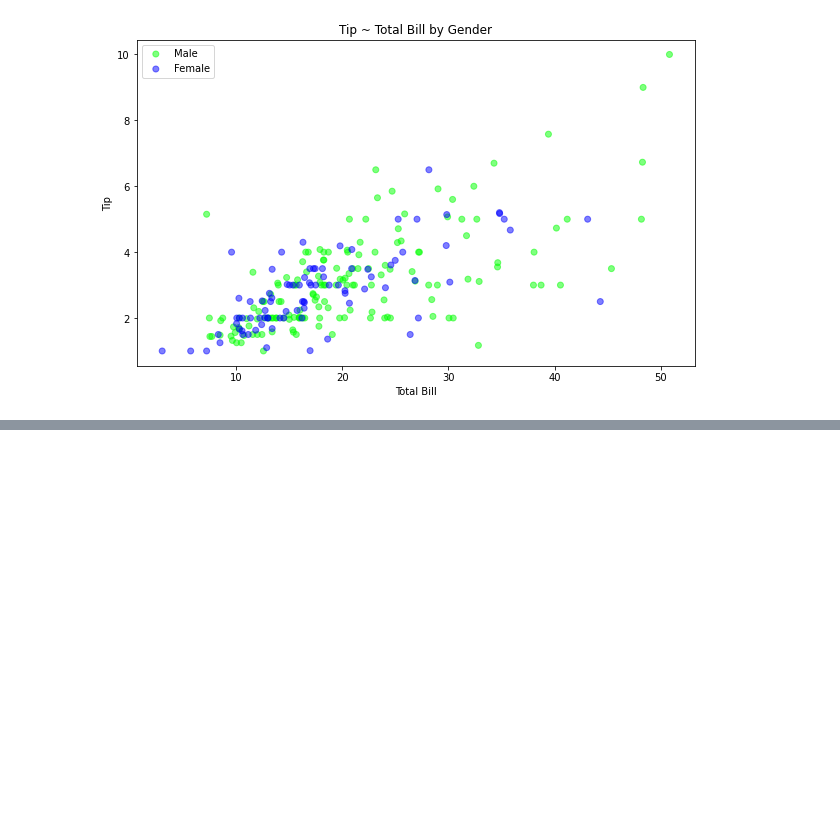
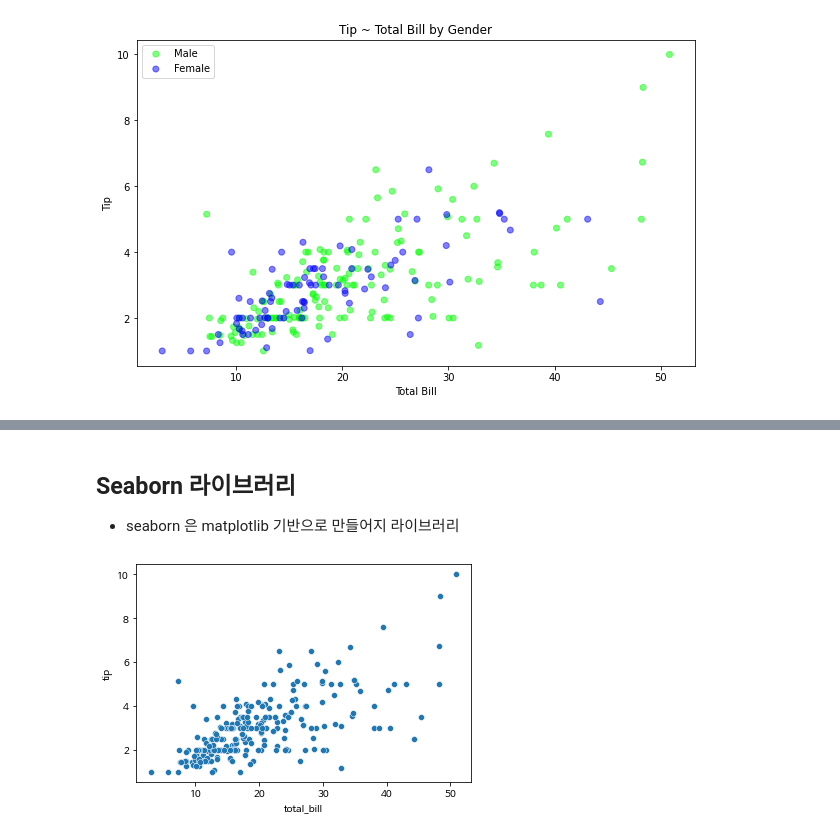
Before and after one commit to gyeong89/ALK_Python, a Jupyter notebook: python230321.ipynb, the cells around one changed output, grey strips where cells are left out. Cells and saved outputs as stored; diff of their text form; code cells hidden in the pictures; blank space fills up the shorter version.

```diff
--- a/python230321.ipynb
+++ b/python230321.ipynb
@@ -160,0 +213,13 @@ fig.show()
+# %% [markdown]
+## Seaborn 라이브러리
+- seaborn 은 matplotlib 기반으로 만들어지 라이브러리
+# %%
+import matplotlib.pyplot as plt
+import seaborn as sns
+
+tips = sns.load_dataset('tips')
+sns.scatterplot(x = 'total_bill', y = 'tip', data = tips)
+
+plt.show()
+# %% [output]
+[figure, added]
```
Also changed, not shown: parts of 34 cells of this notebook.
